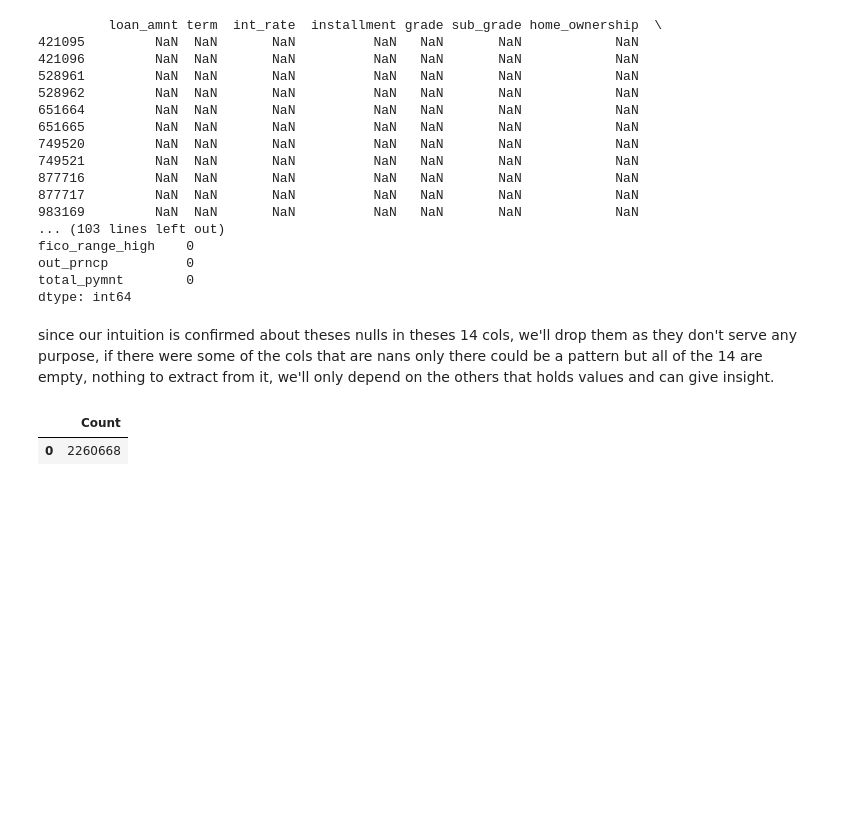
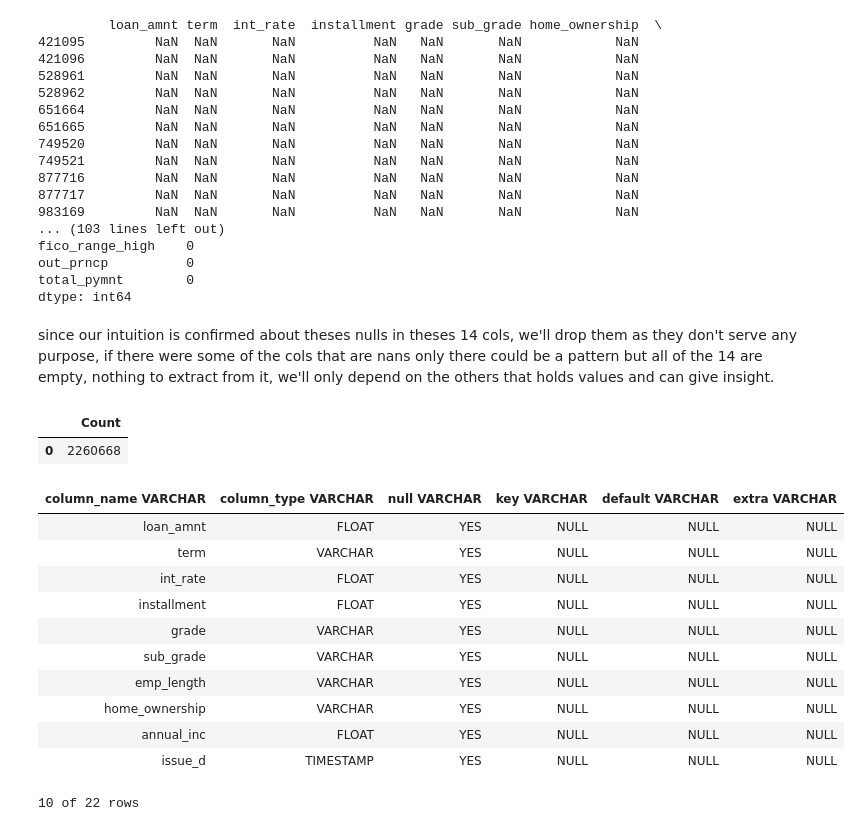
Before and after one commit to MrX1710/Projects, a Jupyter notebook: Lending_club_analysis/Lending_club_analysis.ipynb, the cells around one changed output. Cells and saved outputs as stored; diff of their text form; code cells hidden in the pictures; blank space fills up the shorter version.

```diff
--- a/Lending_club_analysis/Lending_club_analysis.ipynb
+++ b/Lending_club_analysis/Lending_club_analysis.ipynb
@@ -165,3 +167,18 @@ WHERE NOT (loan_amnt IS NULL AND term IS NULL AND int_rate IS NULL
 # %% [output]
 |  | Count |
 | 0 | 2260668 |
+# %%
+db('DESCRIBE FILT_TABLE')
+# %% [output]
+| column_name VARCHAR | column_type VARCHAR | null VARCHAR | key VARCHAR | default VARCHAR | extra VARCHAR |
+| loan_amnt | FLOAT | YES | NULL | NULL | NULL |
+| term | VARCHAR | YES | NULL | NULL | NULL |
+| int_rate | FLOAT | YES | NULL | NULL | NULL |
+| installment | FLOAT | YES | NULL | NULL | NULL |
+| grade | VARCHAR | YES | NULL | NULL | NULL |
+| sub_grade | VARCHAR | YES | NULL | NULL | NULL |
+| emp_length | VARCHAR | YES | NULL | NULL | NULL |
+| home_ownership | VARCHAR | YES | NULL | NULL | NULL |
+| annual_inc | FLOAT | YES | NULL | NULL | NULL |
+| issue_d | TIMESTAMP | YES | NULL | NULL | NULL |
+10 of 22 rows
```
Also changed, not shown: parts of 8 cells of this notebook.
